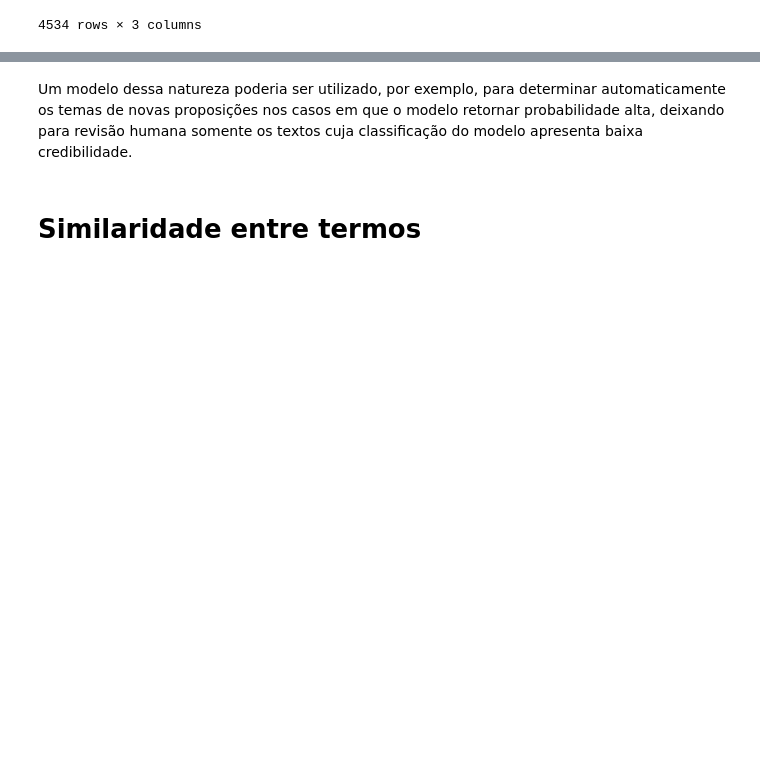
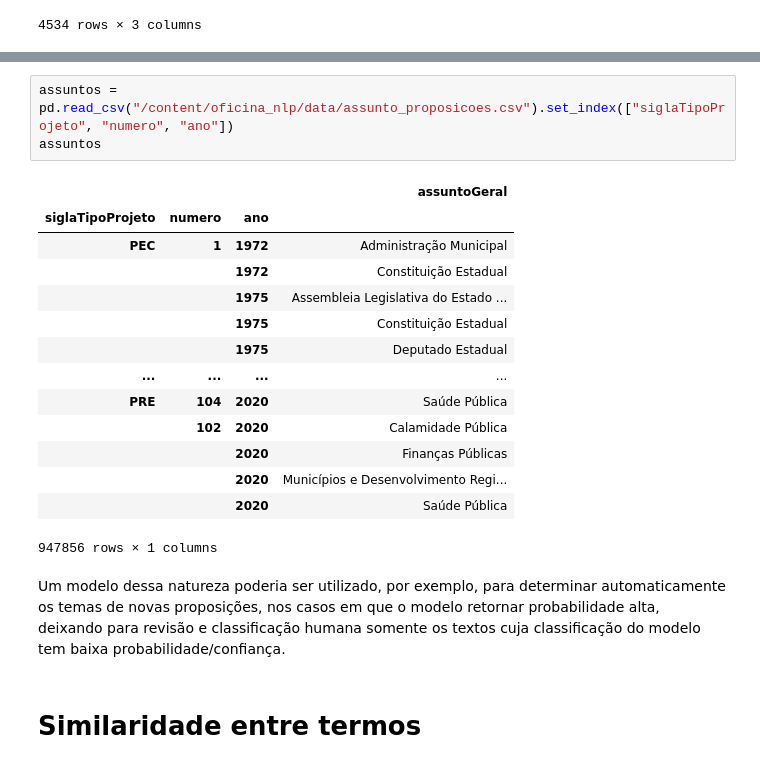
Before and after one commit to samuelbarbosaa/oficina_nlp, a Jupyter notebook: 04-2-Analise-Semantica-Latente.ipynb, the cells around one changed output, grey strips where cells are left out. Drawn from its saved outputs; the diff is of its cells as text; blank space fills up the shorter version.

```diff
--- a/04-2-Analise-Semantica-Latente.ipynb
+++ b/04-2-Analise-Semantica-Latente.ipynb
@@ -296,5 +300,23 @@ Uma das informações disponíveis para as proposições é o tema/assunto da pr
+# %%
+assuntos = pd.read_csv("/content/oficina_nlp/data/assunto_proposicoes.csv").set_index(["siglaTipoProjeto", "numero", "ano"])
+assuntos
+# %% [output]
+|  |  |  | assuntoGeral |
+| siglaTipoProjeto | numero | ano |  |
+| PEC | 1 | 1972 | Administração Municipal |
+|  |  | 1972 | Constituição Estadual |
+|  |  | 1975 | Assembleia Legislativa do Estado ... |
+|  |  | 1975 | Constituição Estadual |
+|  |  | 1975 | Deputado Estadual |
+| ... | ... | ... | ... |
+| PRE | 104 | 2020 | Saúde Pública |
+|  | 102 | 2020 | Calamidade Pública |
+|  |  | 2020 | Finanças Públicas |
+|  |  | 2020 | Municípios e Desenvolvimento Regi... |
+|  |  | 2020 | Saúde Pública |
+947856 rows × 1 columns
 # %% [markdown]
-Um modelo dessa natureza poderia ser utilizado, por exemplo, para determinar automaticamente os temas de novas proposições nos casos em que o modelo retornar probabilidade alta, deixando para revisão humana somente os textos cuja classificação do modelo apresenta baixa credibilidade.
+Um modelo dessa natureza poderia ser utilizado, por exemplo, para determinar automaticamente os temas de novas proposições, nos casos em que o modelo retornar probabilidade alta, deixando para revisão e classificação humana somente os textos cuja classificação do modelo tem baixa probabilidade/confiança.
 # %% [markdown]
 # Similaridade entre termos
 # %% [markdown]
```
Also changed, not shown: parts of 28 cells of this notebook, 9 other files.
